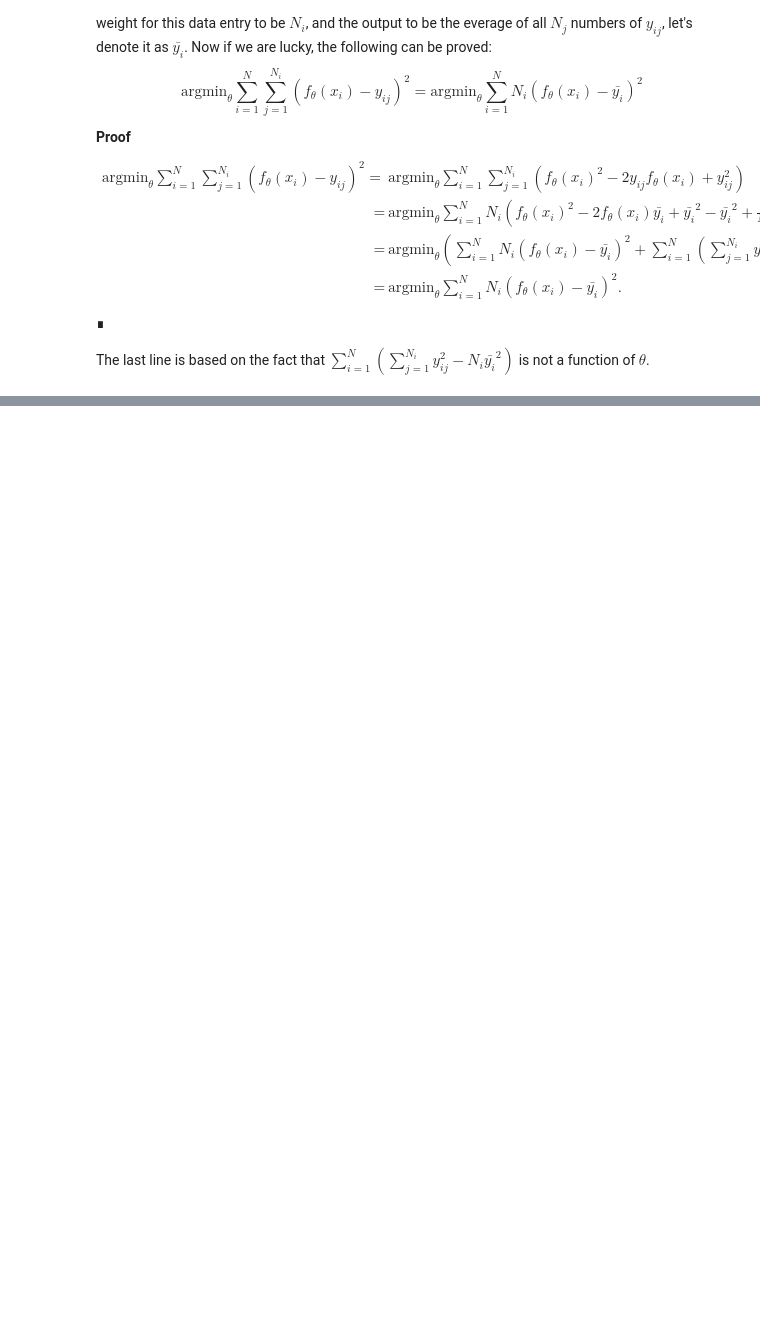
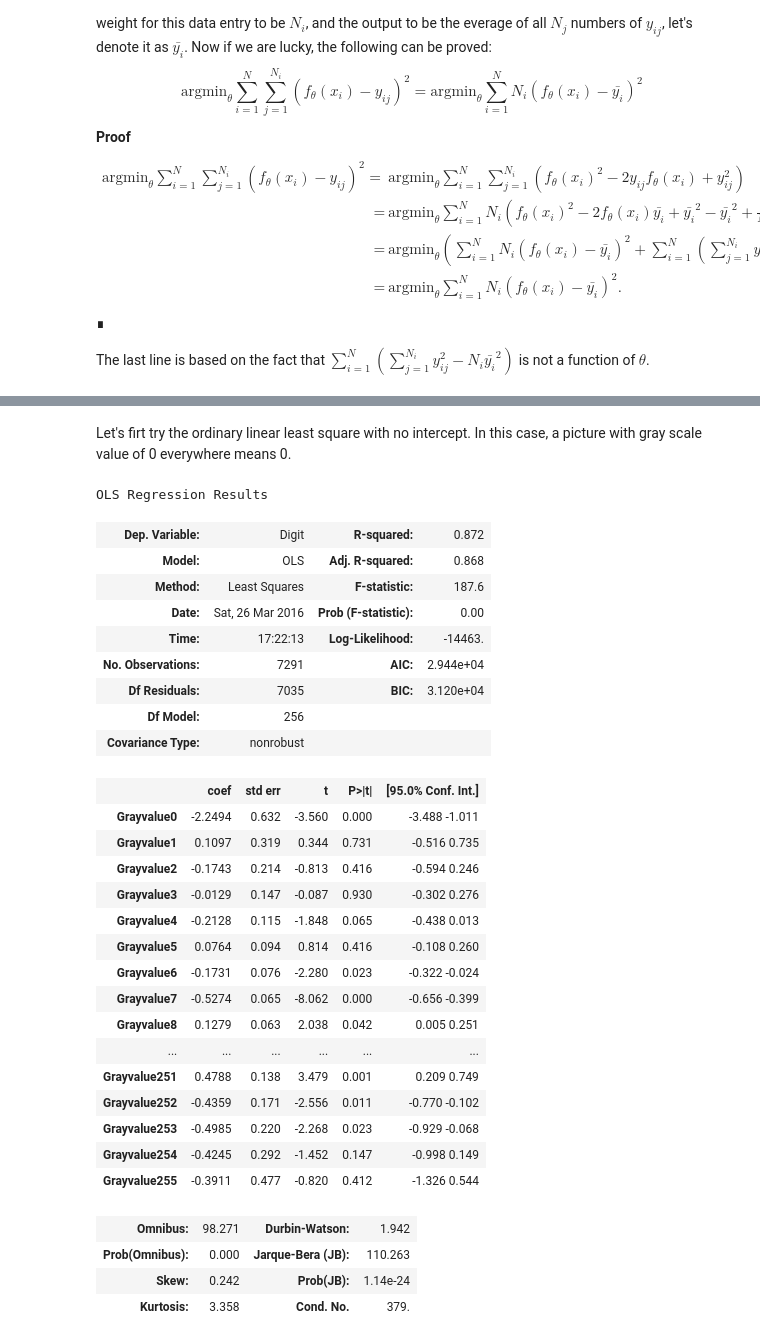
Before and after one commit to hzzyyy/ESLII_Solutions, a Jupyter notebook: Chapter02.ipynb, the cells around one changed output, grey strips where cells are left out. Cells and saved outputs as stored; diff of their text form; code cells hidden in the pictures; blank space fills up the shorter version.

Commit message:
Chapter02 Ex. 2.8

```diff
--- a/Chapter02.ipynb
+++ b/Chapter02.ipynb
@@ -226,0 +265,62 @@ $$ \mathbf{E}\left(f(x_0)-\hat{f}(x_0)\right)^2
+# %%
+import pandas as pd
+import numpy as np
+from os import getcwd
+fname_train = getcwd()+'/data/Chapter02/zip.train'
+fname_train2 = getcwd()+'/data/Chapter02/train.2'
+fname_train3 = getcwd()+'/data/Chapter02/train.3'
+fname_test = getcwd()+'/data/Chapter02/zip.test'
+colnames = ['Digit']+['Grayvalue'+str(i) for i in range(0,256)]
+
+train_dat=pd.read_table(fname_train,sep=' ',header=None,names=colnames,index_col=False)
+train2_dat=pd.read_table(fname_train2,sep=',',header=None,names=colnames[1:],index_col=False)
+train3_dat=pd.read_table(fname_train3,sep=',',header=None,names=colnames[1:],index_col=False)
+test_dat=pd.read_table(fname_test,sep=' ',header=None,names=colnames,index_col=False)
+
+num_train = train_dat.shape[0]
+num_train2 = train2_dat.shape[0]
+num_train3 = train3_dat.shape[0]
+num_test = test_dat.shape[0]
+# add exogenenous variable to fit the intercept
+train_dat.insert(1,'intercept',pd.Series(np.ones(num_train),index=train_dat.index))
+train2_dat.insert(0,'intercept',pd.Series(np.ones(num_train2),index=train2_dat.index))
+train3_dat.insert(0,'intercept',pd.Series(np.ones(num_train3),index=train3_dat.index))
+test_dat.insert(1,'intercept',pd.Series(np.ones(num_test),index=test_dat.index))
+# %% [markdown]
+Let's firt try the ordinary linear least square with no intercept. In this case, a picture with gray scale value of 0 everywhere means 0.
+# %%
+from statsmodels.api import OLS
+
+result_ols = OLS(endog=train_dat['Digit'], exog=train_dat[colnames[1:]]).fit()
+result_ols.summary()
+# %% [output]
+OLS Regression Results
+| Dep. Variable: | Digit | R-squared: | 0.872 |
+| Model: | OLS | Adj. R-squared: | 0.868 |
+| Method: | Least Squares | F-statistic: | 187.6 |
+| Date: | Sat, 26 Mar 2016 | Prob (F-statistic): | 0.00 |
+| Time: | 17:22:13 | Log-Likelihood: | -14463. |
+| No. Observations: | 7291 | AIC: | 2.944e+04 |
+| Df Residuals: | 7035 | BIC: | 3.120e+04 |
+| Df Model: | 256 |  |  |
+| Covariance Type: | nonrobust |  |  |
+|  | coef | std err | t | P>|t| | [95.0% Conf. Int.] |
+| Grayvalue0 | -2.2494 | 0.632 | -3.560 | 0.000 | -3.488 -1.011 |
+| Grayvalue1 | 0.1097 | 0.319 | 0.344 | 0.731 | -0.516 0.735 |
+| Grayvalue2 | -0.1743 | 0.214 | -0.813 | 0.416 | -0.594 0.246 |
+| Grayvalue3 | -0.0129 | 0.147 | -0.087 | 0.930 | -0.302 0.276 |
+| Grayvalue4 | -0.2128 | 0.115 | -1.848 | 0.065 | -0.438 0.013 |
+| Grayvalue5 | 0.0764 | 0.094 | 0.814 | 0.416 | -0.108 0.260 |
+| Grayvalue6 | -0.1731 | 0.076 | -2.280 | 0.023 | -0.322 -0.024 |
+| Grayvalue7 | -0.5274 | 0.065 | -8.062 | 0.000 | -0.656 -0.399 |
+| Grayvalue8 | 0.1279 | 0.063 | 2.038 | 0.042 | 0.005 0.251 |
+| ... | ... | ... | ... | ... | ... |
+| Grayvalue251 | 0.4788 | 0.138 | 3.479 | 0.001 | 0.209 0.749 |
+| Grayvalue252 | -0.4359 | 0.171 | -2.556 | 0.011 | -0.770 -0.102 |
+| Grayvalue253 | -0.4985 | 0.220 | -2.268 | 0.023 | -0.929 -0.068 |
+| Grayvalue254 | -0.4245 | 0.292 | -1.452 | 0.147 | -0.998 0.149 |
+| Grayvalue255 | -0.3911 | 0.477 | -0.820 | 0.412 | -1.326 0.544 |
+| Omnibus: | 98.271 | Durbin-Watson: | 1.942 |
+| Prob(Omnibus): | 0.000 | Jarque-Bera (JB): | 110.263 |
+| Skew: | 0.242 | Prob(JB): | 1.14e-24 |
+| Kurtosis: | 3.358 | Cond. No. | 379. |
```
Also changed, not shown: parts of 12 cells of this notebook, 4 other files.
